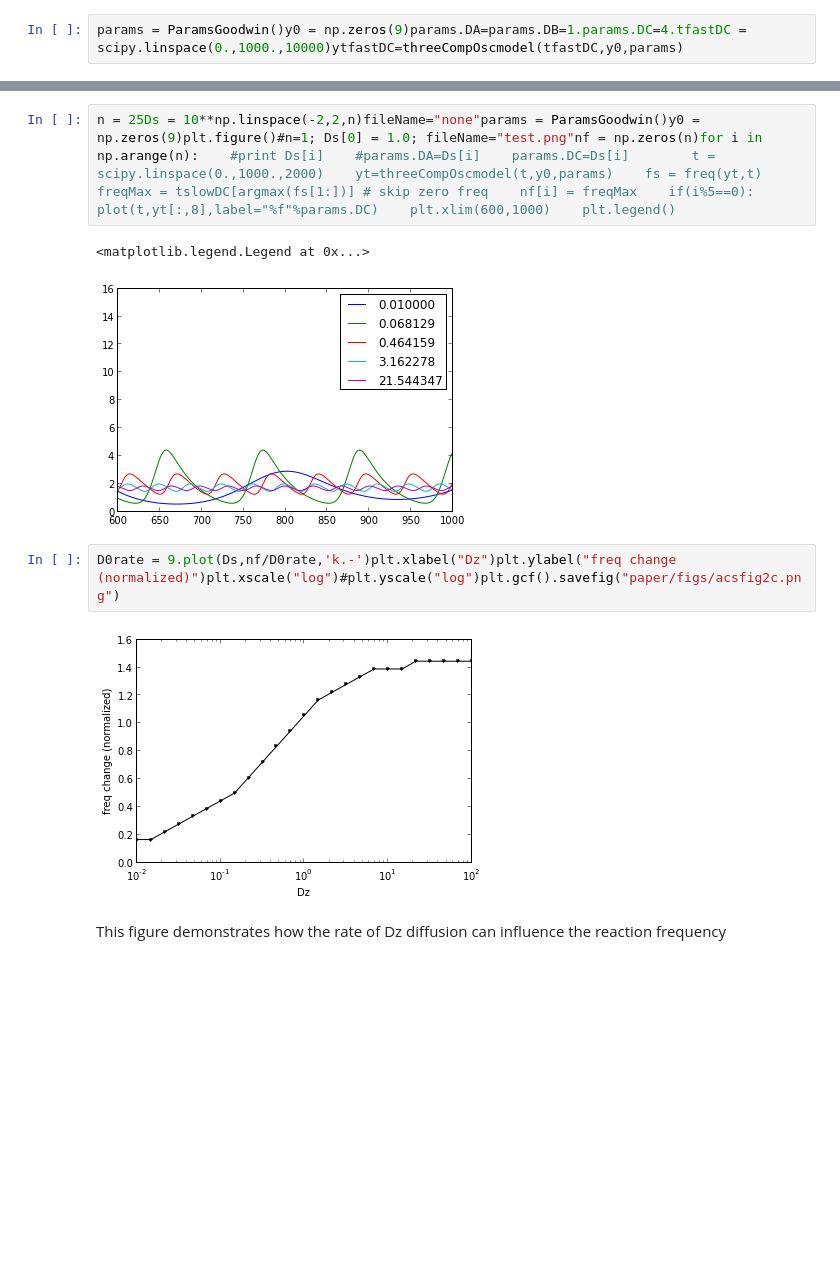
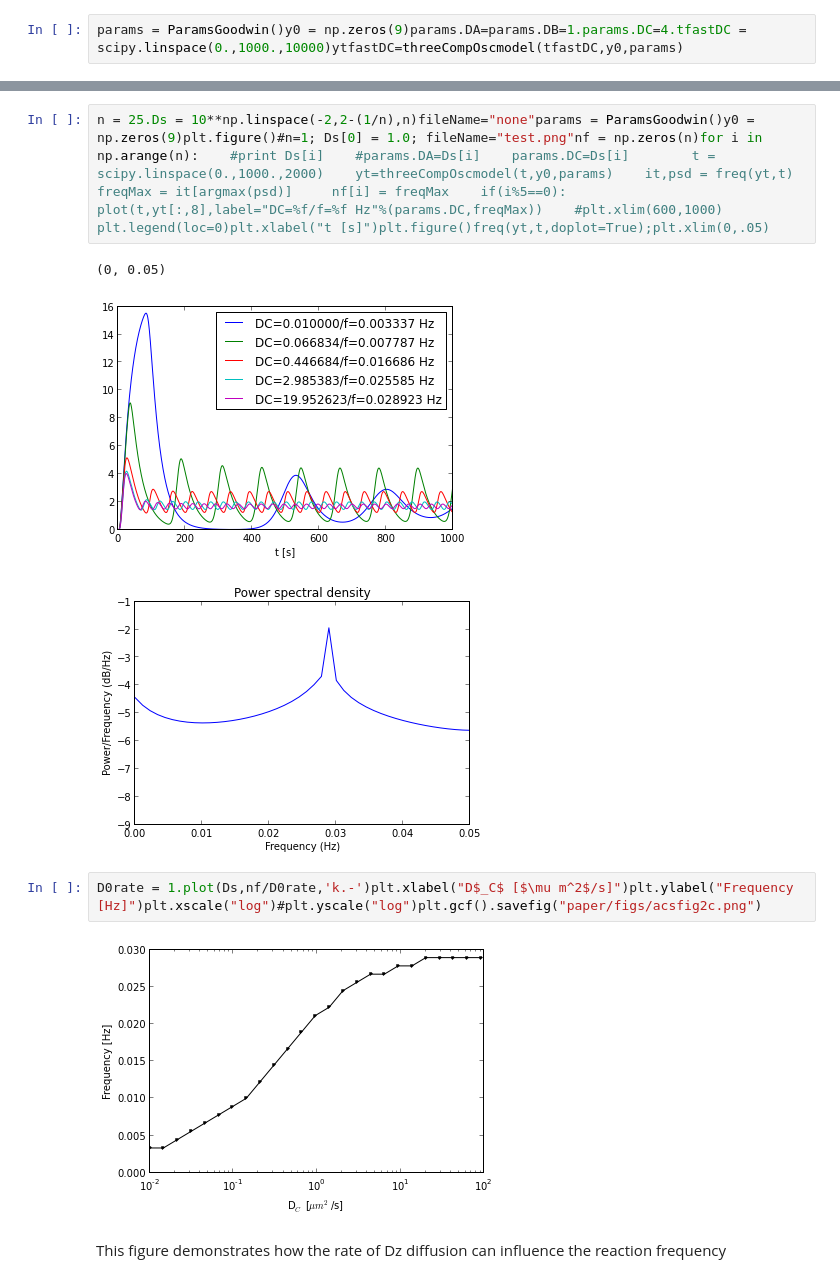
Before and after one commit to huskeypm/enzymekineticsacs, a Jupyter notebook: compart.ipynb, the cells around one changed output, grey strips where cells are left out. Saved outputs shown, nothing was run; the diff lists cells and outputs as text; blank space fills up the shorter version.

```diff
--- a/compart.ipynb
+++ b/compart.ipynb
@@ -96,12 +99,13 @@ plot(freq(ytslowDC,tslowDC),label="slowDC")plot(freq(ytslow,tslow),label="normal
 # %%
-n = 25Ds = 10**np.linspace(-2,2,n)fileName="none"params = ParamsGoodwin()y0 = np.zeros(9)plt.figure()#n=1; Ds[0] = 1.0; fileName="test.png"nf = np.zeros(n)for i in np.arange(n):    #print Ds[i]    #params.DA=Ds[i]    params.DC=Ds[i]        t = scipy.linspace(0.,1000.,2000)    yt=threeCompOscmodel(t,y0,params)    fs = freq(yt,t)    freqMax = tslowDC[argmax(fs[1:])] # skip zero freq    nf[i] = freqMax    if(i%5==0):      plot(t,yt[:,8],label="%f"%params.DC)    plt.xlim(600,1000)    plt.legend()
+n = 25.Ds = 10**np.linspace(-2,2-(1/n),n)fileName="none"params = ParamsGoodwin()y0 = np.zeros(9)plt.figure()#n=1; Ds[0] = 1.0; fileName="test.png"nf = np.zeros(n)for i in np.arange(n):    #print Ds[i]    #params.DA=Ds[i]    params.DC=Ds[i]        t = scipy.linspace(0.,1000.,2000)    yt=threeCompOscmodel(t,y0,params)    it,psd = freq(yt,t)    freqMax = it[argmax(psd)]     nf[i] = freqMax    if(i%5==0):      plot(t,yt[:,8],label="DC=%f/f=%f Hz"%(params.DC,freqMax))    #plt.xlim(600,1000)    plt.legend(loc=0)plt.xlabel("t [s]")plt.figure()freq(yt,t,doplot=True);plt.xlim(0,.05)
 # %% [output]
-<matplotlib.legend.Legend at 0x...>
+(0, 0.05)
-[figure, old version]
+[figure, new version]
+[figure, added]
 # %%
-D0rate = 9.plot(Ds,nf/D0rate,'k.-')plt.xlabel("Dz")plt.ylabel("freq change (normalized)")plt.xscale("log")#plt.yscale("log")plt.gcf().savefig("paper/figs/acsfig2c.png")
+D0rate = 1.plot(Ds,nf/D0rate,'k.-')plt.xlabel("D$_C$ [$\mu m^2$/s]")plt.ylabel("Frequency [Hz]")plt.xscale("log")#plt.yscale("log")plt.gcf().savefig("paper/figs/acsfig2c.png")
 # %% [output]
-[figure, old version]
+[figure, new version]
 # %% [markdown]
 This figure demonstrates how the rate of Dz diffusion can influence the reaction frequency
 # %%
```
Also changed, not shown: parts of 28 cells of this notebook.
